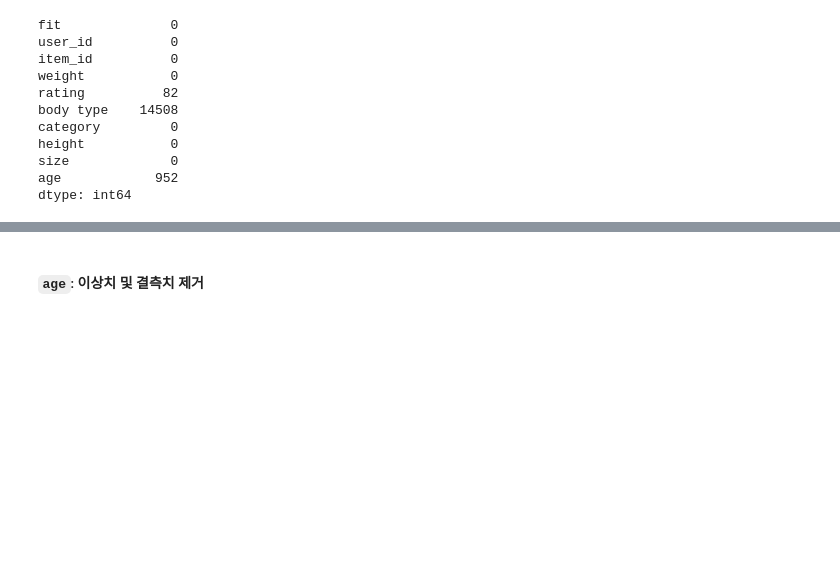
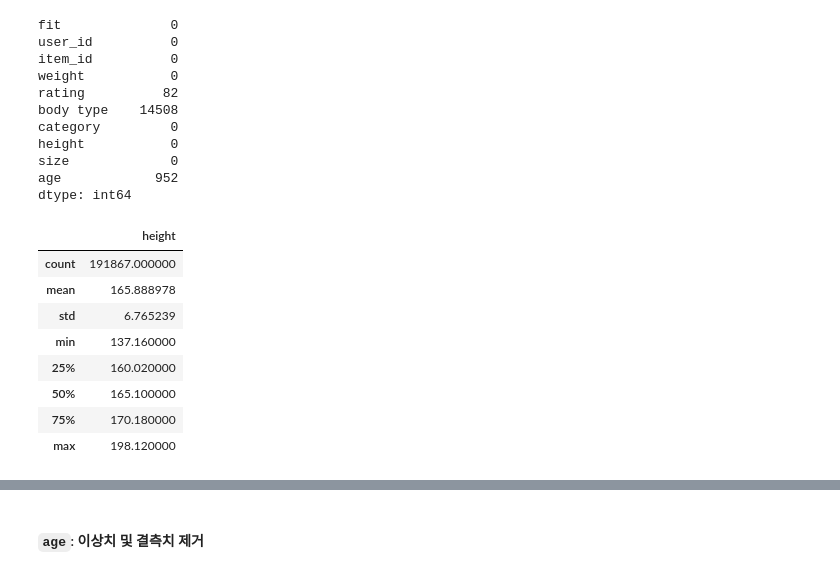
Before and after one commit to kimyelin0506/Toy3_AI, a Jupyter notebook: moon/test3.ipynb, the cells around one changed output, grey strips where cells are left out. Cells and saved outputs as stored; diff of their text form; code cells hidden in the pictures; blank space fills up the shorter version.

```diff
--- a/moon/test3.ipynb
+++ b/moon/test3.ipynb
@@ -156,3 +194,15 @@ height           0
 size             0
 age            952
 dtype: int64
+# %%
+data[['height']].describe()
+# %% [output]
+|  | height |
+| count | 191867.000000 |
+| mean | 165.888978 |
+| std | 6.765239 |
+| min | 137.160000 |
+| 25% | 160.020000 |
+| 50% | 165.100000 |
+| 75% | 170.180000 |
+| max | 198.120000 |
```
Also changed, not shown: parts of 22 cells of this notebook, 1 other file.
